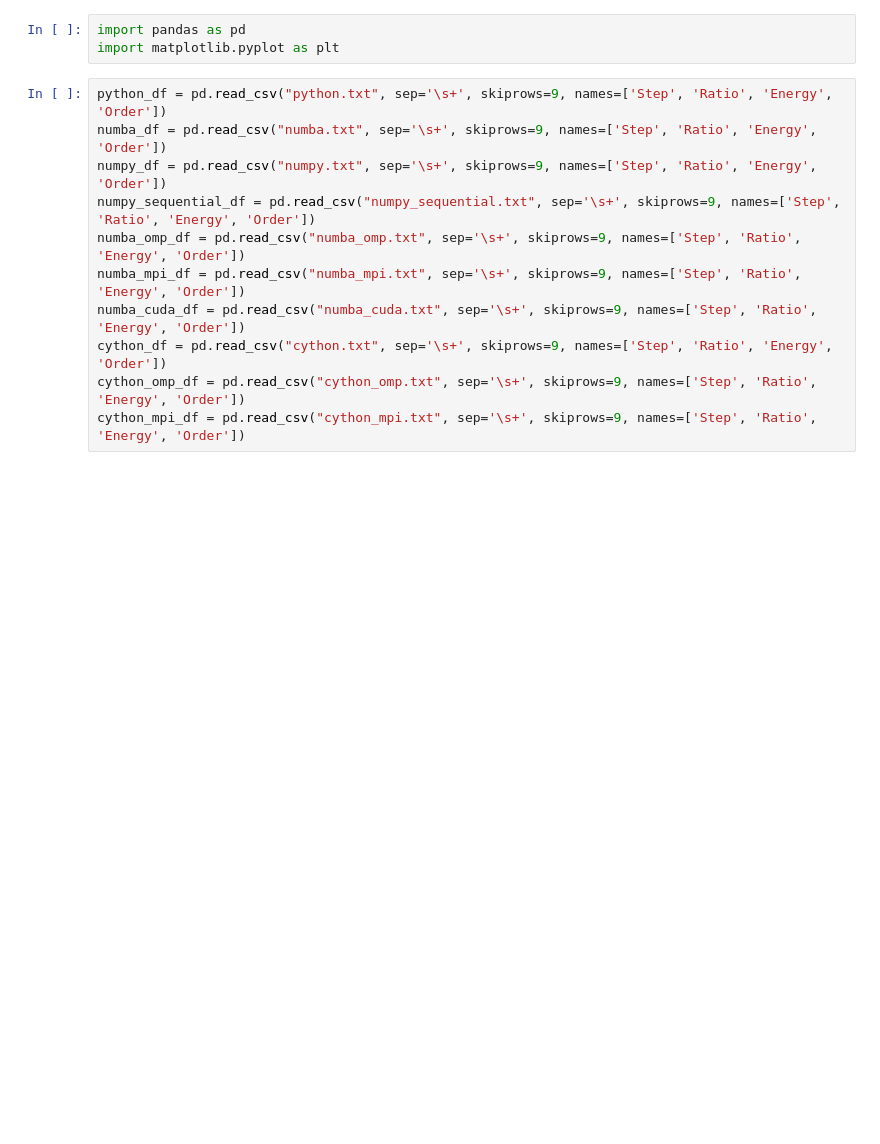
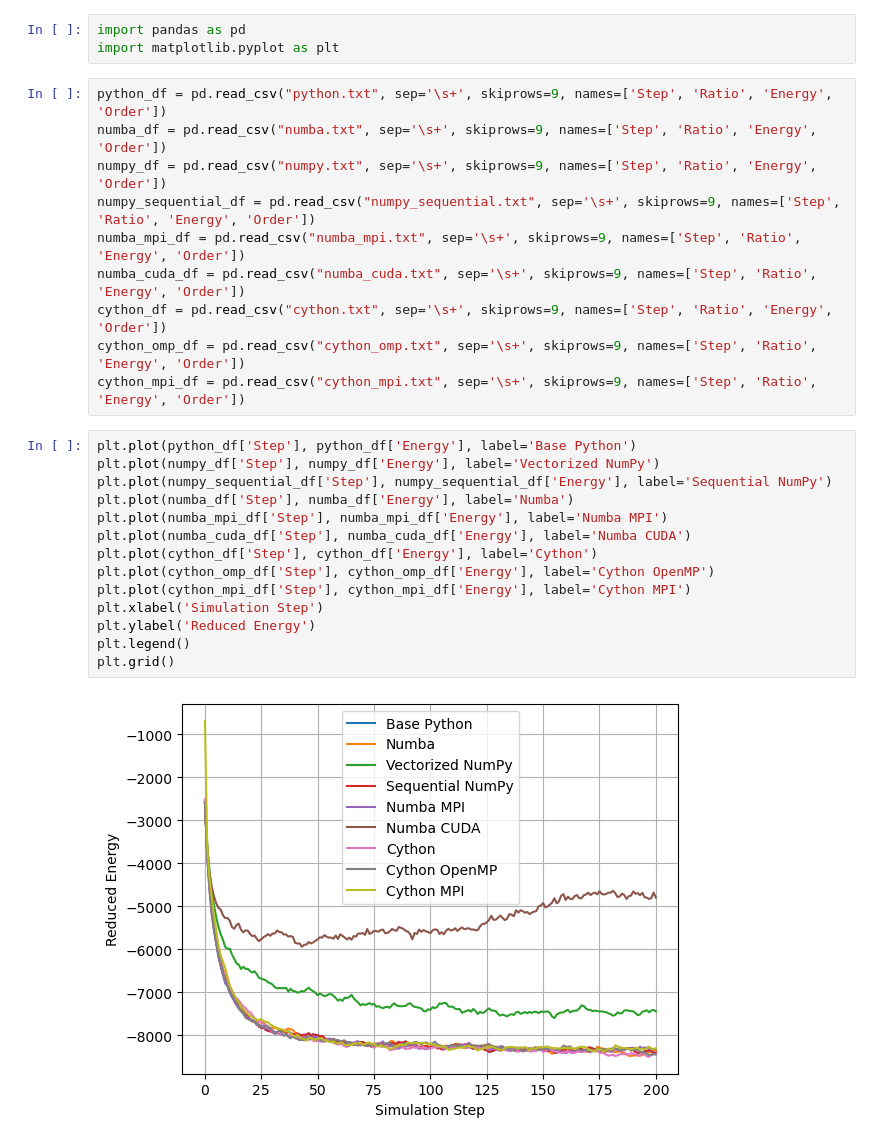
Before and after one commit to Lukelele/-Liquid-Crystals-Lebwohl-Lasher-Model, a Jupyter notebook: output/analysis.ipynb, the cells around one changed output. Cells and saved outputs as stored; diff of their text form; blank space fills up the shorter version.

```diff
--- a/output/analysis.ipynb
+++ b/output/analysis.ipynb
@@ -6,10 +6,25 @@ python_df = pd.read_csv("python.txt", sep='\s+', skiprows=9, names=['Step', 'Rat
 numba_df = pd.read_csv("numba.txt", sep='\s+', skiprows=9, names=['Step', 'Ratio', 'Energy', 'Order'])
 numpy_df = pd.read_csv("numpy.txt", sep='\s+', skiprows=9, names=['Step', 'Ratio', 'Energy', 'Order'])
 numpy_sequential_df = pd.read_csv("numpy_sequential.txt", sep='\s+', skiprows=9, names=['Step', 'Ratio', 'Energy', 'Order'])
-numba_omp_df = pd.read_csv("numba_omp.txt", sep='\s+', skiprows=9, names=['Step', 'Ratio', 'Energy', 'Order'])
 numba_mpi_df = pd.read_csv("numba_mpi.txt", sep='\s+', skiprows=9, names=['Step', 'Ratio', 'Energy', 'Order'])
 numba_cuda_df = pd.read_csv("numba_cuda.txt", sep='\s+', skiprows=9, names=['Step', 'Ratio', 'Energy', 'Order'])
 cython_df = pd.read_csv("cython.txt", sep='\s+', skiprows=9, names=['Step', 'Ratio', 'Energy', 'Order'])
 cython_omp_df = pd.read_csv("cython_omp.txt", sep='\s+', skiprows=9, names=['Step', 'Ratio', 'Energy', 'Order'])
 cython_mpi_df = pd.read_csv("cython_mpi.txt", sep='\s+', skiprows=9, names=['Step', 'Ratio', 'Energy', 'Order'])
+# %%
+plt.plot(python_df['Step'], python_df['Energy'], label='Base Python')
+plt.plot(numpy_df['Step'], numpy_df['Energy'], label='Vectorized NumPy')
+plt.plot(numpy_sequential_df['Step'], numpy_sequential_df['Energy'], label='Sequential NumPy')
+plt.plot(numba_df['Step'], numba_df['Energy'], label='Numba')
+plt.plot(numba_mpi_df['Step'], numba_mpi_df['Energy'], label='Numba MPI')
+plt.plot(numba_cuda_df['Step'], numba_cuda_df['Energy'], label='Numba CUDA')
+plt.plot(cython_df['Step'], cython_df['Energy'], label='Cython')
+plt.plot(cython_omp_df['Step'], cython_omp_df['Energy'], label='Cython OpenMP')
+plt.plot(cython_mpi_df['Step'], cython_mpi_df['Energy'], label='Cython MPI')
+plt.xlabel('Simulation Step')
+plt.ylabel('Reduced Energy')
+plt.legend()
+plt.grid()
+# %% [output]
+[figure, added]
 # %%
```
Also changed, not shown: parts of 2 cells of this notebook, 34 other files.
